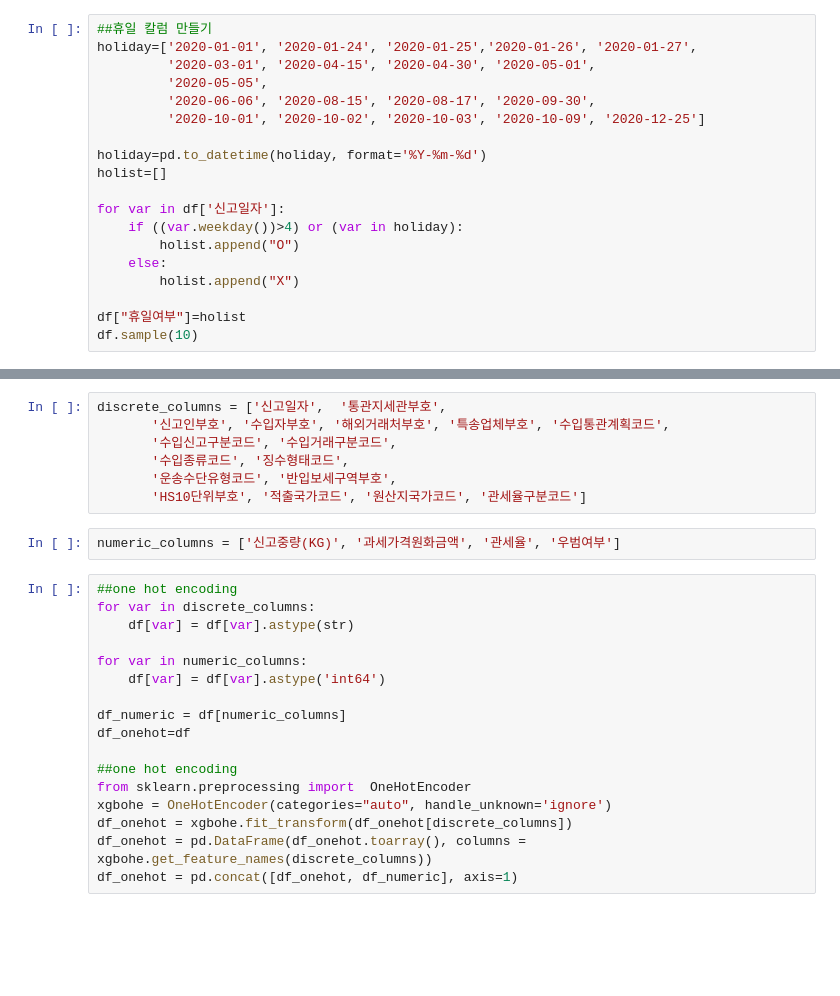
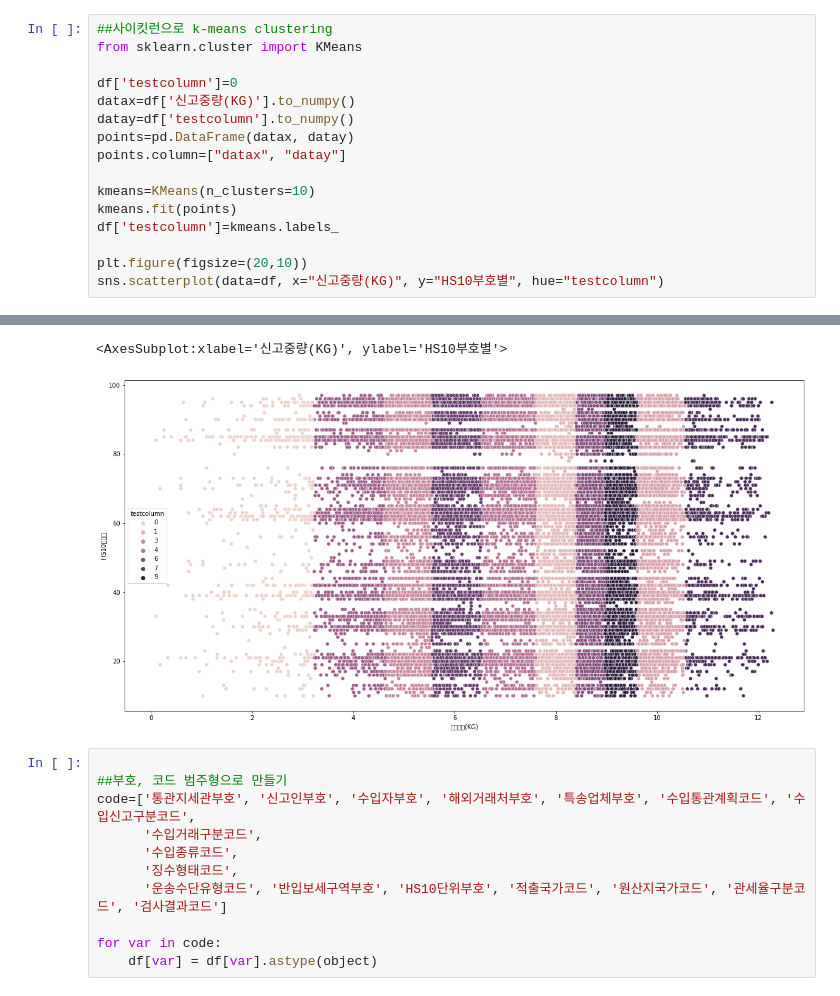
Before and after one commit to daebakk/Data-Science-Project, a Jupyter notebook: mini project/hyemi.ipynb, the cells around one changed output, grey strips where cells are left out. Drawn from its saved outputs; the diff is of its cells as text; blank space fills up the shorter version.

```diff
--- a/mini project/hyemi.ipynb
+++ b/mini project/hyemi.ipynb
@@ -35,20 +99,17 @@ for var in code:
 # %%
-##휴일 칼럼 만들기
-holiday=['2020-01-01', '2020-01-24', '2020-01-25','2020-01-26', '2020-01-27',
-         '2020-03-01', '2020-04-15', '2020-04-30', '2020-05-01',
-         '2020-05-05',
-         '2020-06-06', '2020-08-15', '2020-08-17', '2020-09-30',
-         '2020-10-01', '2020-10-02', '2020-10-03', '2020-10-09', '2020-12-25']
+##사이킷런으로 k-means clustering
+from sklearn.cluster import KMeans
 
-holiday=pd.to_datetime(holiday, format='%Y-%m-%d')
-holist=[]
+df['testcolumn']=0
+datax=df['신고중량(KG)'].to_numpy()
+datay=df['testcolumn'].to_numpy()
+points=pd.DataFrame(datax, datay)
+points.column=["datax", "datay"]
 
-for var in df['신고일자']:
-    if ((var.weekday())>4) or (var in holiday):
-        holist.append("O")
-    else:
-        holist.append("X")
+kmeans=KMeans(n_clusters=10)
+kmeans.fit(points)
+df['testcolumn']=kmeans.labels_
 
-df["휴일여부"]=holist
-df.sample(10)
+plt.figure(figsize=(20,10))
+sns.scatterplot(data=df, x="신고중량(KG)", y="HS10부호별", hue="testcolumn")
 # %% [output]
@@ -66,26 +116,13 @@ df.sample(10)
+<AxesSubplot:xlabel='신고중량(KG)', ylabel='HS10부호별'>
+[figure, added]
-# %%
-discrete_columns = ['신고일자',  '통관지세관부호',
-       '신고인부호', '수입자부호', '해외거래처부호', '특송업체부호', '수입통관계획코드',
-       '수입신고구분코드', '수입거래구분코드',
-       '수입종류코드', '징수형태코드',
-       '운송수단유형코드', '반입보세구역부호',
-       'HS10단위부호', '적출국가코드', '원산지국가코드', '관세율구분코드']
-# %%
-numeric_columns = ['신고중량(KG)', '과세가격원화금액', '관세율', '우범여부']
-# %%
-##one hot encoding
-for var in discrete_columns:
-    df[var] = df[var].astype(str)
-
-for var in numeric_columns:
-    df[var] = df[var].astype('int64')
-
-df_numeric = df[numeric_columns]
-df_onehot=df
-
-##one hot encoding
-from sklearn.preprocessing import  OneHotEncoder
-xgbohe = OneHotEncoder(categories="auto", handle_unknown='ignore')
-df_onehot = xgbohe.fit_transform(df_onehot[discrete_columns])
-df_onehot = pd.DataFrame(df_onehot.toarray(), columns = xgbohe.get_feature_names(discrete_columns))
-df_onehot = pd.concat([df_onehot, df_numeric], axis=1)
+# %%
+
+##부호, 코드 범주형으로 만들기
+code=['통관지세관부호', '신고인부호', '수입자부호', '해외거래처부호', '특송업체부호', '수입통관계획코드', '수입신고구분코드',
+      '수입거래구분코드',
+      '수입종류코드',
+      '징수형태코드',
+      '운송수단유형코드', '반입보세구역부호', 'HS10단위부호', '적출국가코드', '원산지국가코드', '관세율구분코드', '검사결과코드']
+
+for var in code:
+    df[var] = df[var].astype(object)
```
Also changed, not shown: parts of 5 cells of this notebook.
